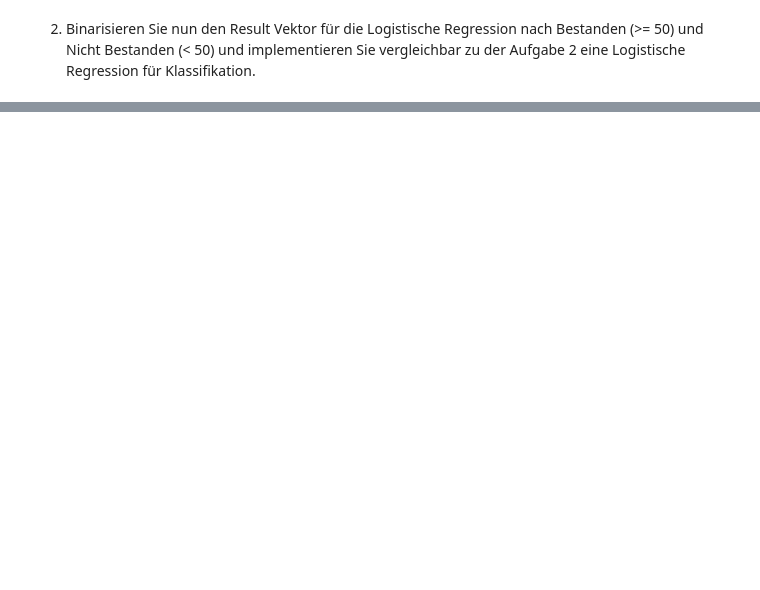
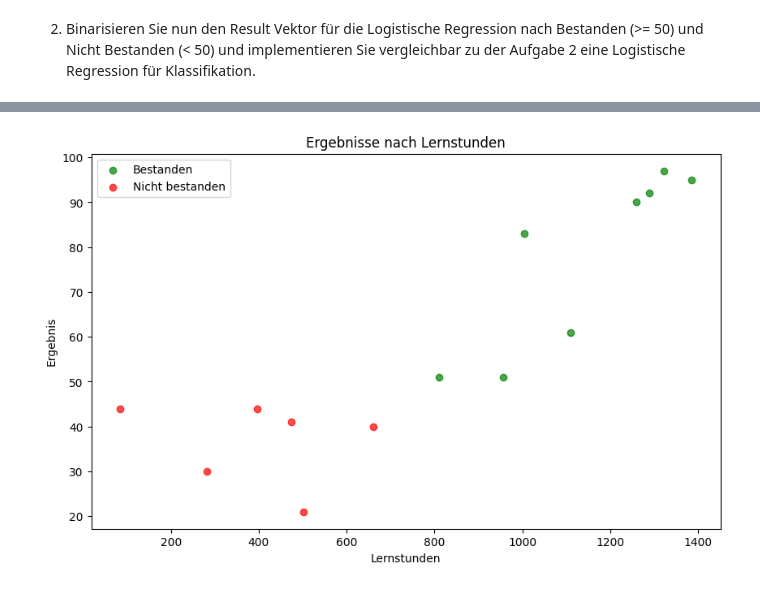
Before and after one commit to frieba/full-stack-machine-llearning-my-clone, a Jupyter notebook: Übungsaufgaben/Basismodule/B06_lineare_Methoden/B06_Vorlage_lineare_Methoden.ipynb, the cells around one changed output, grey strips where cells are left out. Drawn from its saved outputs; the diff is of its cells as text; code cells hidden in the pictures; blank space fills up the shorter version.

```diff
--- a/Übungsaufgaben/Basismodule/B06_lineare_Methoden/B06_Vorlage_lineare_Methoden.ipynb
+++ b/Übungsaufgaben/Basismodule/B06_lineare_Methoden/B06_Vorlage_lineare_Methoden.ipynb
@@ -192,0 +177,97 @@ Accuracy: 1.0000
+# %%
+result_binary = np.where(result >= 50, 1, 0)
+# print(result_binary)
+# print(studying)
+
+
+
+# Visualisierung der Daten mit farbiger Unterscheidung
+plt.figure(figsize=(10, 6))
+
+# Punkte für "bestanden" (grün)
+plt.scatter(
+    studying[result_binary == 1],  # Werte, die bestanden haben
+    result[result_binary == 1],
+    color="green",
+    label="Bestanden",
+    alpha=0.7,
+)
+
+# Punkte für "nicht bestanden" (rot)
+plt.scatter(
+    studying[result_binary == 0],  # Werte, die nicht bestanden haben
+    result[result_binary == 0],
+    color="red",
+    label="Nicht bestanden",
+    alpha=0.7,
+)
+
+# Achsenbeschriftungen und Titel
+plt.xlabel("Lernstunden")
+plt.ylabel("Ergebnis")
+plt.title("Ergebnisse nach Lernstunden")
+plt.legend()
+plt.show()
+
+# Für die logistische Regression verwenden wir sklearn statt einer eigenen Sigmoid-Klasse
+# Visualisierung der Bestehenswahrscheinlichkeit mit Farbgradient
+for degree in range(1, 8):
+    poly = PolynomialFeatures(degree)  # hier Grad 1 (linear) – kann erhöht werden
+    x_poly = poly.fit_transform(studying.reshape(-1, 1))
+    logreg = LogisticRegression()
+    logreg.fit(x_poly, result_binary)
+    # Vorhersagewahrscheinlichkeiten und Klassenvorhersage
+    probs = logreg.predict_proba(x_poly)[:, 1]  # Wahrscheinlichkeit für Klasse 1
+    preds = logreg.predict(x_poly)
+    accuracy = np.mean(preds == result_binary)
+    # print("Wahrscheinlichkeiten:\n", probs)
+    # print("Klassenvorhersage:\n", preds)
+    # print(f"Accuracy: {accuracy:.4f}")
+
+for degree in range(1, 8):
+    plt.figure(figsize=(10, 6))
+
+# Wertebereich für die Achsen definieren
+    x_range = np.linspace(studying.min(), studying.max(), 300).reshape(-1, 1)
+    y_range = np.linspace(result.min(), result.max(), 300)
+    x1, x2 = np.meshgrid(x_range, y_range)
+
+# PolynomialFeatures für Grad 1 erstellen
+    poly = PolynomialFeatures(degree)
+    x_poly_range = poly.fit_transform(x1.ravel().reshape(-1, 1))
+
+# Vorhersagewahrscheinlichkeiten für den Wertebereich berechnen
+    logreg = LogisticRegression()
+    logreg.fit(poly.fit_transform(studying.reshape(-1, 1)), result_binary)
+    z = logreg.predict_proba(x_poly_range)[:, 1].reshape(x1.shape)
+
+# Farbgradient mit contourf darstellen
+    contourf_ = plt.contourf(x1, x2, z, levels=50, cmap="gray", alpha=0.6)
+
+# Scatterplot der Datenpunkte
+    plt.scatter(
+        studying[result_binary == 1],
+        result[result_binary == 1],
+        color="green",
+        label="Bestanden",
+        alpha=0.7,
+    )
+    plt.scatter(
+        studying[result_binary == 0],
+        result[result_binary == 0],
+        color="red",
+        label="Nicht bestanden",
+        alpha=0.7,
+    )
+
+# Farbskala hinzufügen
+    plt.colorbar(contourf_, label="Bestehenswahrscheinlichkeit")
+
+# Achsenbeschriftungen und Titel
+    plt.xlabel("Lernstunden")
+    plt.ylabel("Ergebnis")
+    plt.title(f"Bestehenswahrscheinlichkeit (Polynomgrad {degree})")
+plt.legend()
+plt.show()
+# %% [output]
+[figure, added]
```
Also changed, not shown: parts of 4 cells of this notebook.
